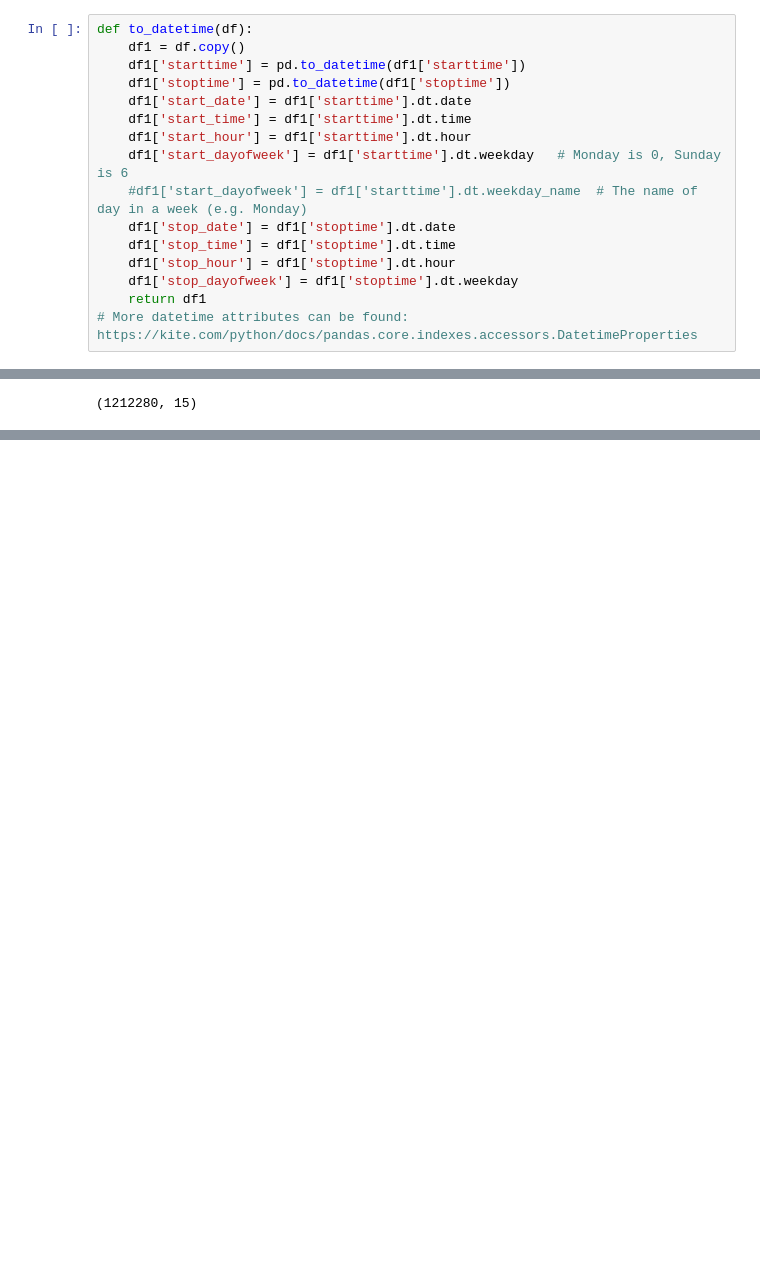
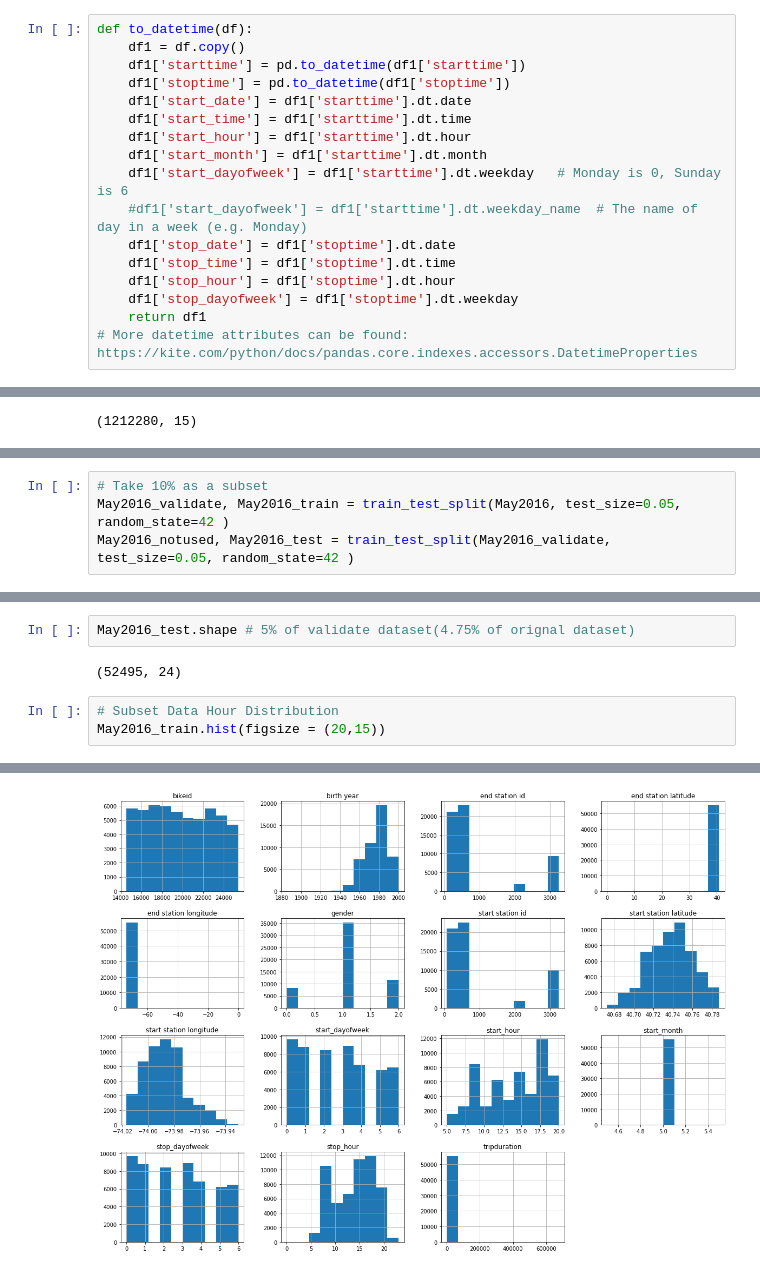
Before and after one commit to zhangym1256/Citi-Bike-Capstone, a Jupyter notebook: may/May_notebook.ipynb, the cells around one changed output, grey strips where cells are left out. Saved outputs shown, nothing was run; the diff lists cells and outputs as text; blank space fills up the shorter version.

```diff
--- a/may/May_notebook.ipynb
+++ b/may/May_notebook.ipynb
@@ -14,6 +17,7 @@ def to_datetime(df):
     df1['start_date'] = df1['starttime'].dt.date
     df1['start_time'] = df1['starttime'].dt.time
     df1['start_hour'] = df1['starttime'].dt.hour
+    df1['start_month'] = df1['starttime'].dt.month
     df1['start_dayofweek'] = df1['starttime'].dt.weekday   # Monday is 0, Sunday is 6
     #df1['start_dayofweek'] = df1['starttime'].dt.weekday_name  # The name of day in a week (e.g. Monday)
     df1['stop_date'] = df1['stoptime'].dt.date
@@ -108,3 +108,7 @@ stop_time                       0
 stop_hour                       0
 stop_dayofweek                  0
 dtype: int64
+# %%
+# Take 10% as a subset
+May2016_validate, May2016_train = train_test_split(May2016, test_size=0.05, random_state=42 )
+May2016_notused, May2016_test = train_test_split(May2016_validate, test_size=0.05, random_state=42 )
@@ -110,0 +119,8 @@ dtype: int64
+# %%
+May2016_test.shape # 5% of validate dataset(4.75% of orignal dataset)
+# %% [output]
+(52495, 24)
+# %%
+# Subset Data Hour Distribution
+May2016_train.hist(figsize = (20,15))
+# %% [output]
@@ -110,0 +144 @@ dtype: int64
+[figure, added]
```
Also changed, not shown: parts of 11 cells of this notebook, 1 other file.
